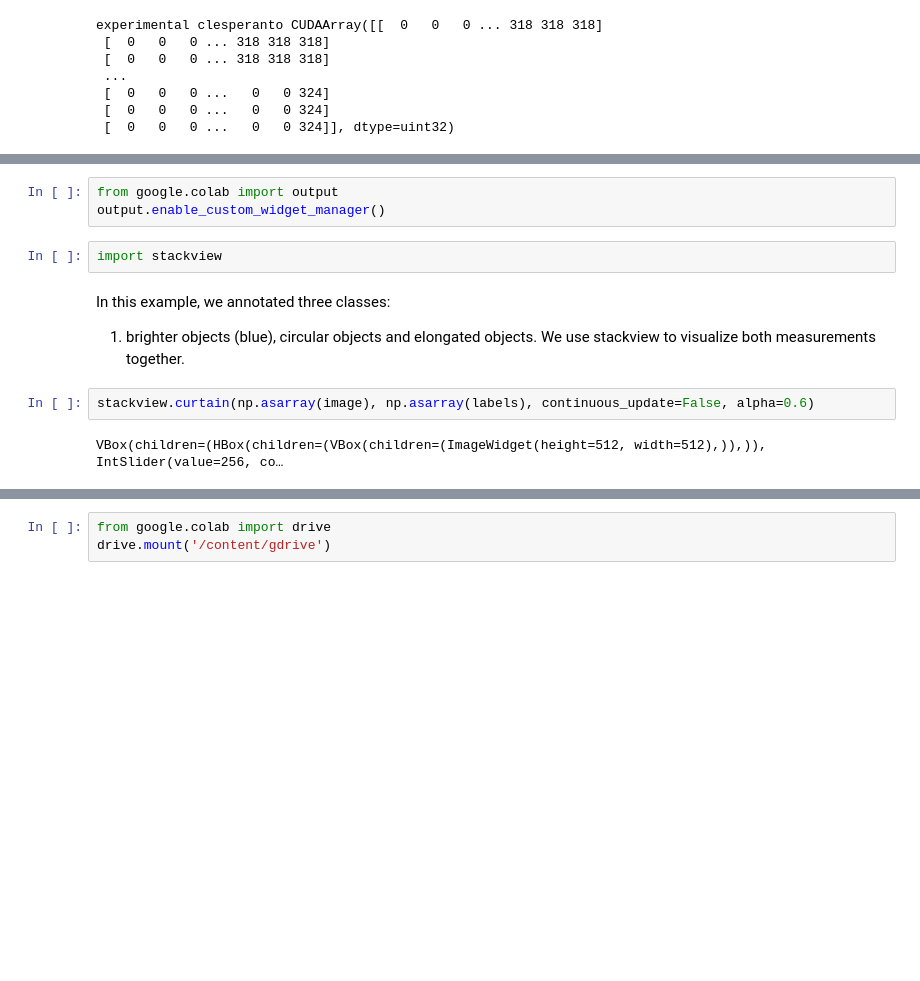
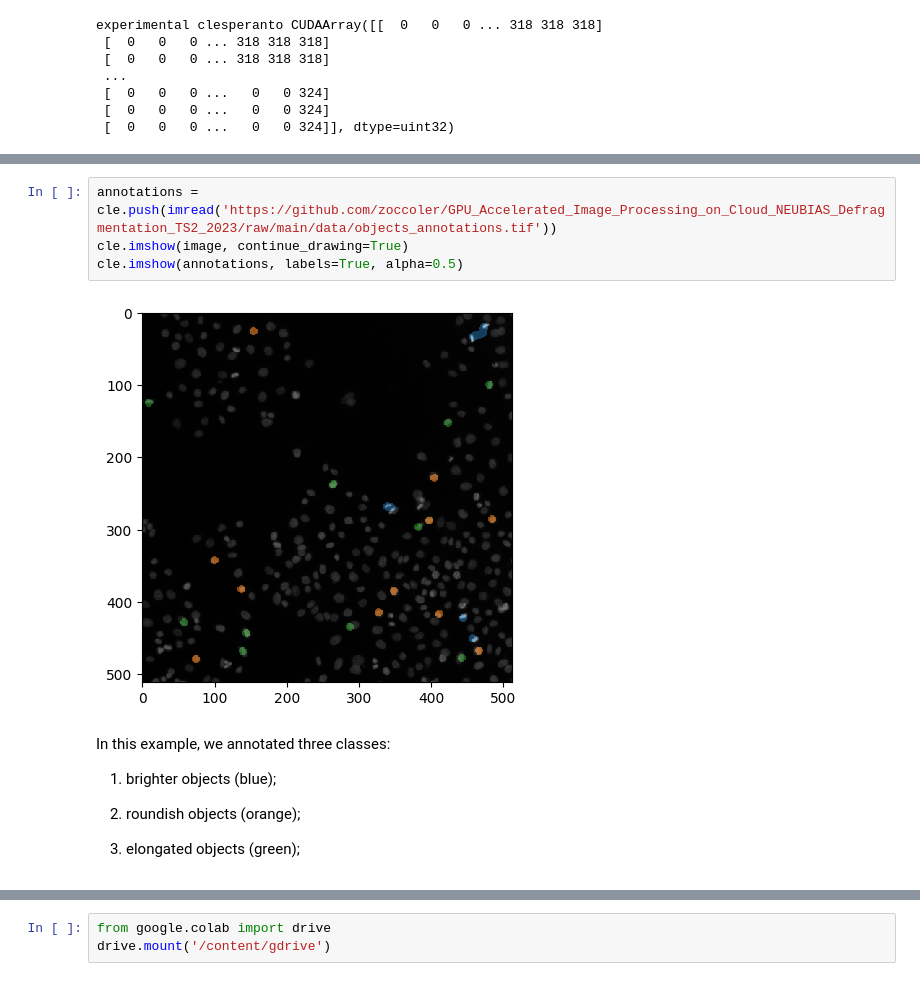
Before and after one commit to zoccoler/GPU_Accelerated_Image_Processing_on_Cloud_NEUBIAS_Defragmentation_TS2_2023, a Jupyter notebook: notebooks/object_classification_with_pyclesperanto_and_apoc.ipynb, the cells around one changed output, grey strips where cells are left out. Drawn from its saved outputs; the diff is of its cells as text; blank space fills up the shorter version.

```diff
--- a/notebooks/object_classification_with_pyclesperanto_and_apoc.ipynb
+++ b/notebooks/object_classification_with_pyclesperanto_and_apoc.ipynb
@@ -90,13 +93,14 @@ We read a labeled image containing annotations for the objects we segmented in o
 # %%
-from google.colab import output
-output.enable_custom_widget_manager()
+annotations = cle.push(imread('https://github.com/zoccoler/GPU_Accelerated_Image_Processing_on_Cloud_NEUBIAS_Defragmentation_TS2_2023/raw/main/data/objects_annotations.tif'))
+cle.imshow(image, continue_drawing=True)
+cle.imshow(annotations, labels=True, alpha=0.5)
+# %% [output]
+[figure, added]
-# %%
-import stackview
 # %% [markdown]
 In this example, we annotated three classes:
-1. brighter objects (blue), circular objects and elongated objects.
-We use stackview to visualize both measurements together.
+
+1. brighter objects (blue);
+
+2. roundish objects (orange);
+
+3. elongated objects (green);
-# %%
-stackview.curtain(np.asarray(image), np.asarray(labels), continuous_update=False, alpha=0.6)
-# %% [output]
-VBox(children=(HBox(children=(VBox(children=(ImageWidget(height=512, width=512),)),)), IntSlider(value=256, co…
```
Also changed, not shown: parts of 25 cells of this notebook.
